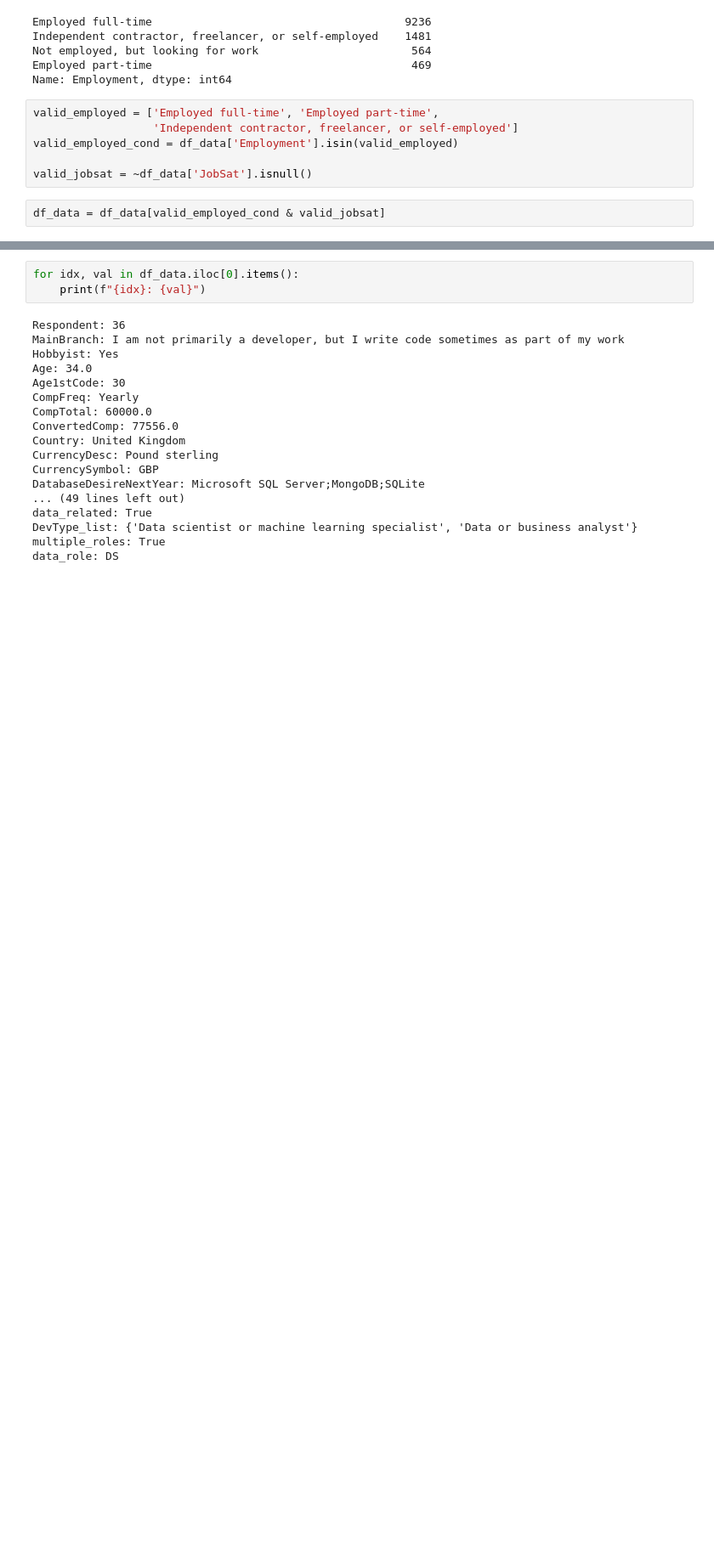
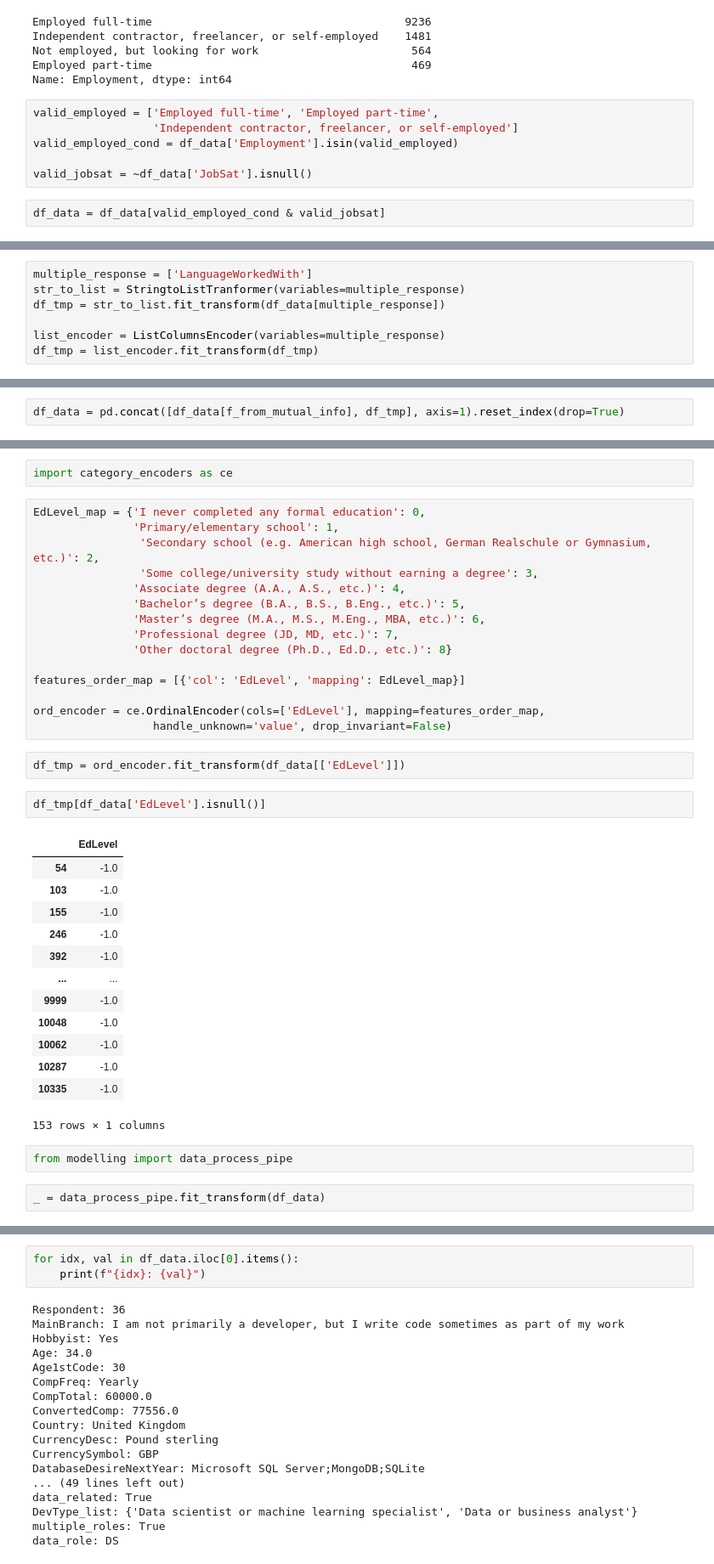
Before and after one commit to Chancylin/StackOverflow_Survey, a Jupyter notebook: notebooks/stackoverflow.ipynb, the cells around one changed output, grey strips where cells are left out. Shown at 85% size. Saved outputs shown, nothing was run; the diff lists cells and outputs as text; blank space fills up the shorter version.

```diff
--- a/notebooks/stackoverflow.ipynb
+++ b/notebooks/stackoverflow.ipynb
@@ -890,0 +802,7 @@ Name: YearsCodePro, dtype: int64
+# %%
+multiple_response = ['LanguageWorkedWith']
+str_to_list = StringtoListTranformer(variables=multiple_response)
+df_tmp = str_to_list.fit_transform(df_data[multiple_response])
+
+list_encoder = ListColumnsEncoder(variables=multiple_response)
+df_tmp = list_encoder.fit_transform(df_tmp)
@@ -890,0 +842,2 @@ Name: YearsCodePro, dtype: int64
+# %%
+df_data = pd.concat([df_data[f_from_mutual_info], df_tmp], axis=1).reset_index(drop=True)
@@ -890,0 +874,39 @@ Name: YearsCodePro, dtype: int64
+# %%
+import category_encoders as ce
+# %%
+EdLevel_map = {'I never completed any formal education': 0,
+               'Primary/elementary school': 1,
+                'Secondary school (e.g. American high school, German Realschule or Gymnasium, etc.)': 2,
+                'Some college/university study without earning a degree': 3,
+               'Associate degree (A.A., A.S., etc.)': 4,
+               'Bachelor’s degree (B.A., B.S., B.Eng., etc.)': 5,
+               'Master’s degree (M.A., M.S., M.Eng., MBA, etc.)': 6,
+               'Professional degree (JD, MD, etc.)': 7,
+               'Other doctoral degree (Ph.D., Ed.D., etc.)': 8}
+
+features_order_map = [{'col': 'EdLevel', 'mapping': EdLevel_map}]
+
+ord_encoder = ce.OrdinalEncoder(cols=['EdLevel'], mapping=features_order_map,
+                  handle_unknown='value', drop_invariant=False)
+# %%
+df_tmp = ord_encoder.fit_transform(df_data[['EdLevel']])
+# %%
+df_tmp[df_data['EdLevel'].isnull()]
+# %% [output]
+|  | EdLevel |
+| 54 | -1.0 |
+| 103 | -1.0 |
+| 155 | -1.0 |
+| 246 | -1.0 |
+| 392 | -1.0 |
+| ... | ... |
+| 9999 | -1.0 |
+| 10048 | -1.0 |
+| 10062 | -1.0 |
+| 10287 | -1.0 |
+| 10335 | -1.0 |
+153 rows × 1 columns
+# %%
+from modelling import data_process_pipe
+# %%
+_ = data_process_pipe.fit_transform(df_data)
```
Also changed, not shown: parts of 52 cells of this notebook, 1 other file.
